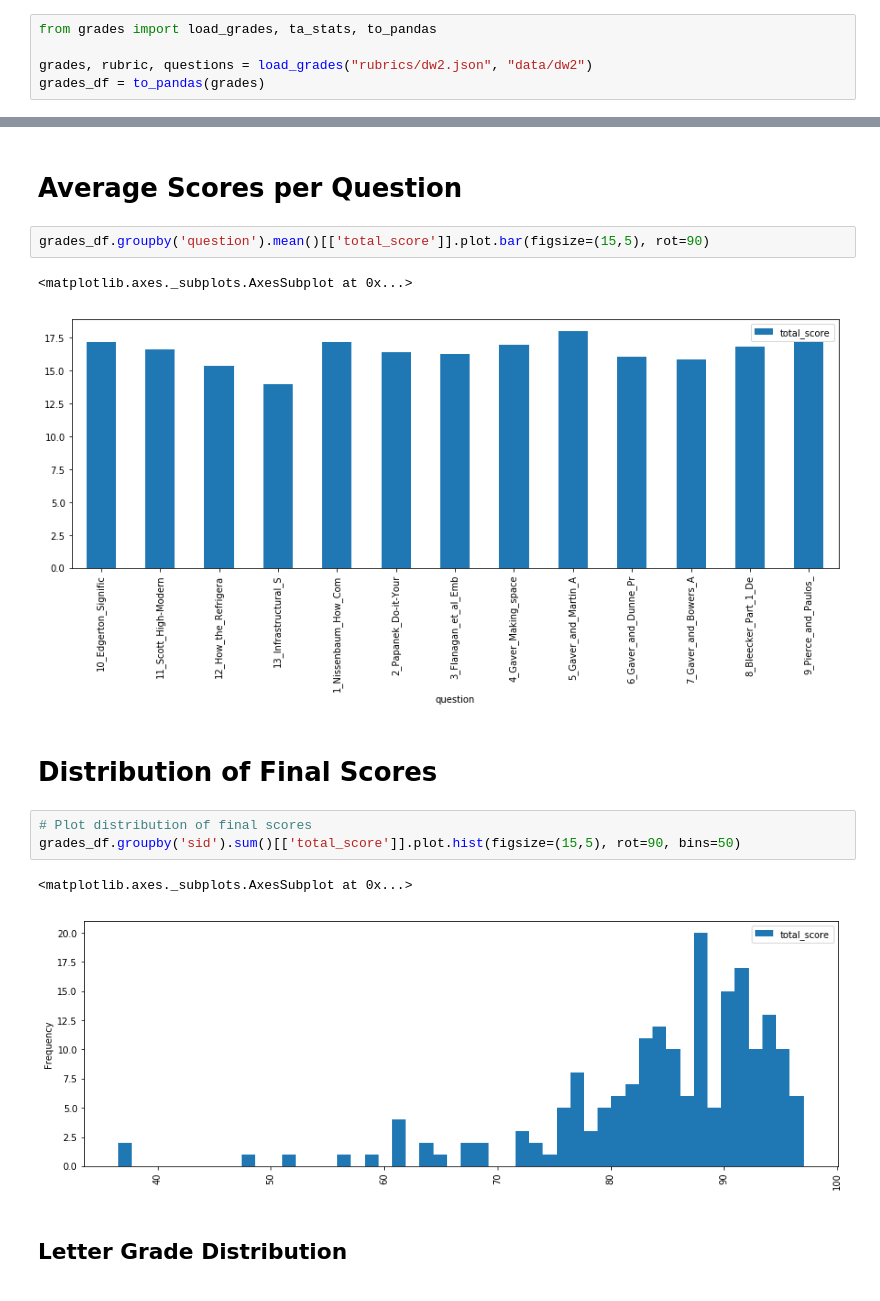
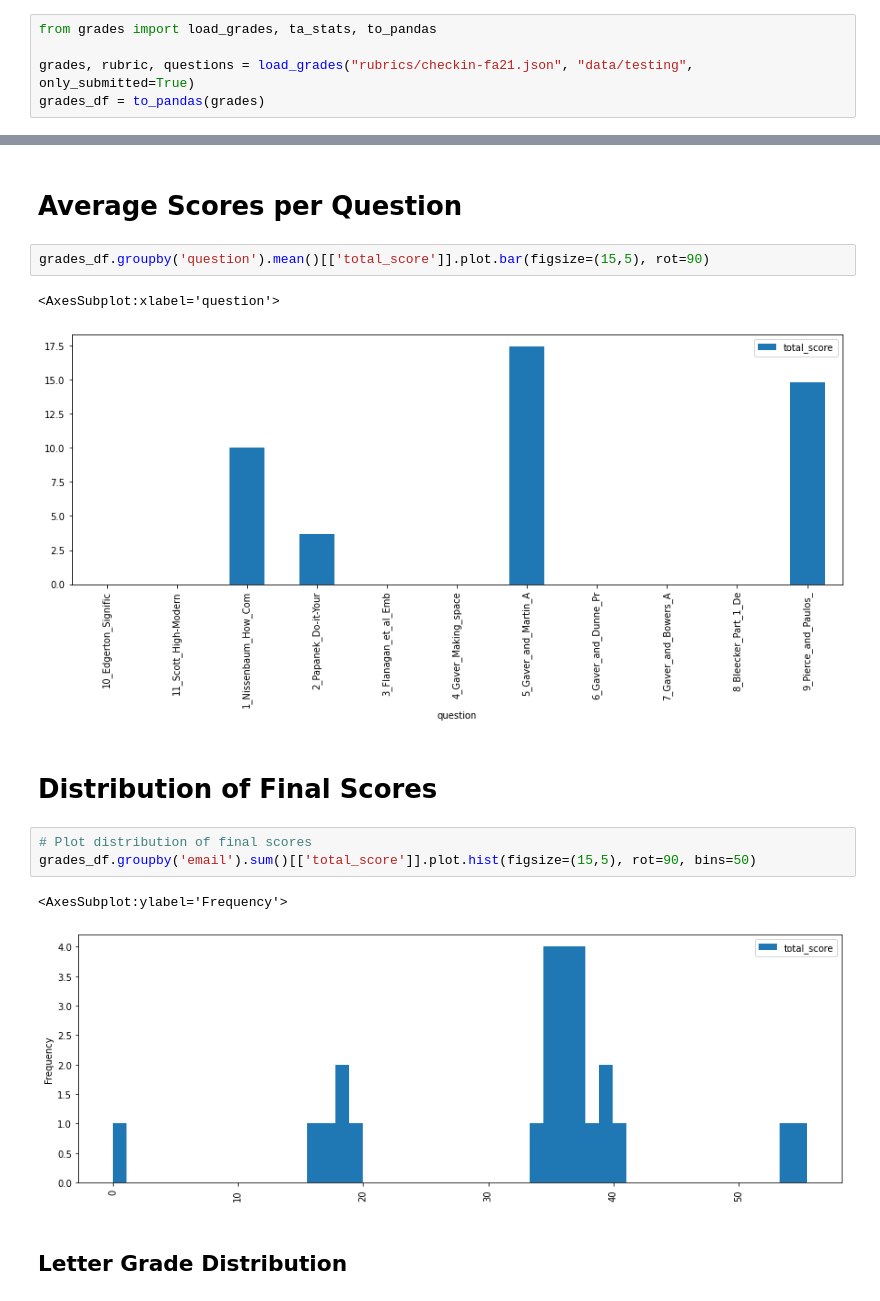
Before and after one commit to ianarawjo/INFO-4240-Grading-Tools, a Jupyter notebook: Analysis.ipynb, the cells around one changed output, grey strips where cells are left out. Cells and saved outputs as stored; diff of their text form.

```diff
--- a/Analysis.ipynb
+++ b/Analysis.ipynb
@@ -5,6 +5,6 @@ import matplotlib.pyplot as plt
 # %%
 from grades import load_grades, ta_stats, to_pandas
 
-grades, rubric, questions = load_grades("rubrics/dw2.json", "data/dw2")
+grades, rubric, questions = load_grades("rubrics/checkin-fa21.json", "data/testing", only_submitted=True)
 grades_df = to_pandas(grades)
 # %% [output]
@@ -74,16 +88,16 @@ grades_df.groupby('grader').mean()[['total_score']].plot.bar(figsize=(15,5), rot
 # %%
 grades_df.groupby('question').mean()[['total_score']].plot.bar(figsize=(15,5), rot=90)
 # %% [output]
-<matplotlib.axes._subplots.AxesSubplot at 0x...>
+<AxesSubplot:xlabel='question'>
-[figure, old version]
+[figure, new version]
 # %% [markdown]
 # Distribution of Final Scores
 # %%
 # Plot distribution of final scores
-grades_df.groupby('sid').sum()[['total_score']].plot.hist(figsize=(15,5), rot=90, bins=50)
+grades_df.groupby('email').sum()[['total_score']].plot.hist(figsize=(15,5), rot=90, bins=50)
 # %% [output]
-<matplotlib.axes._subplots.AxesSubplot at 0x...>
+<AxesSubplot:ylabel='Frequency'>
-[figure, old version]
+[figure, new version]
 # %% [markdown]
 ## Letter Grade Distribution
 # %%
```
Also changed, not shown: parts of 4 cells of this notebook, 2 other files.
